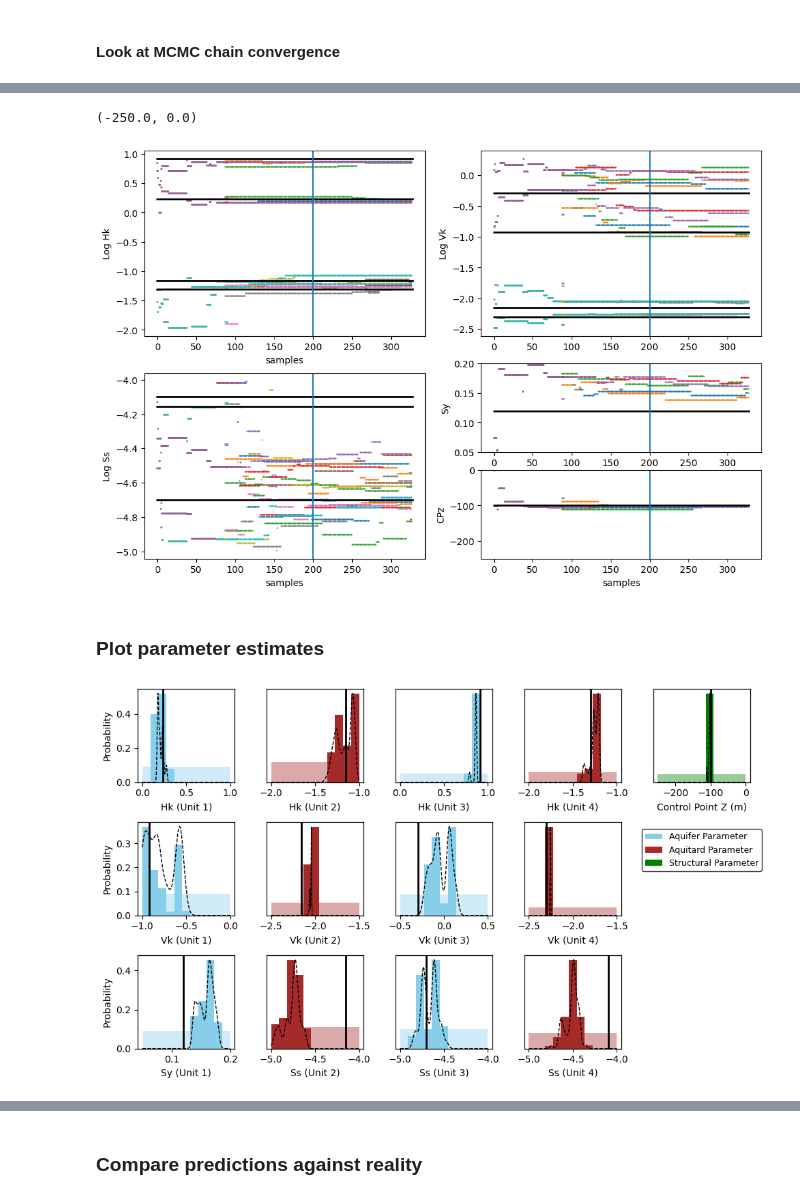
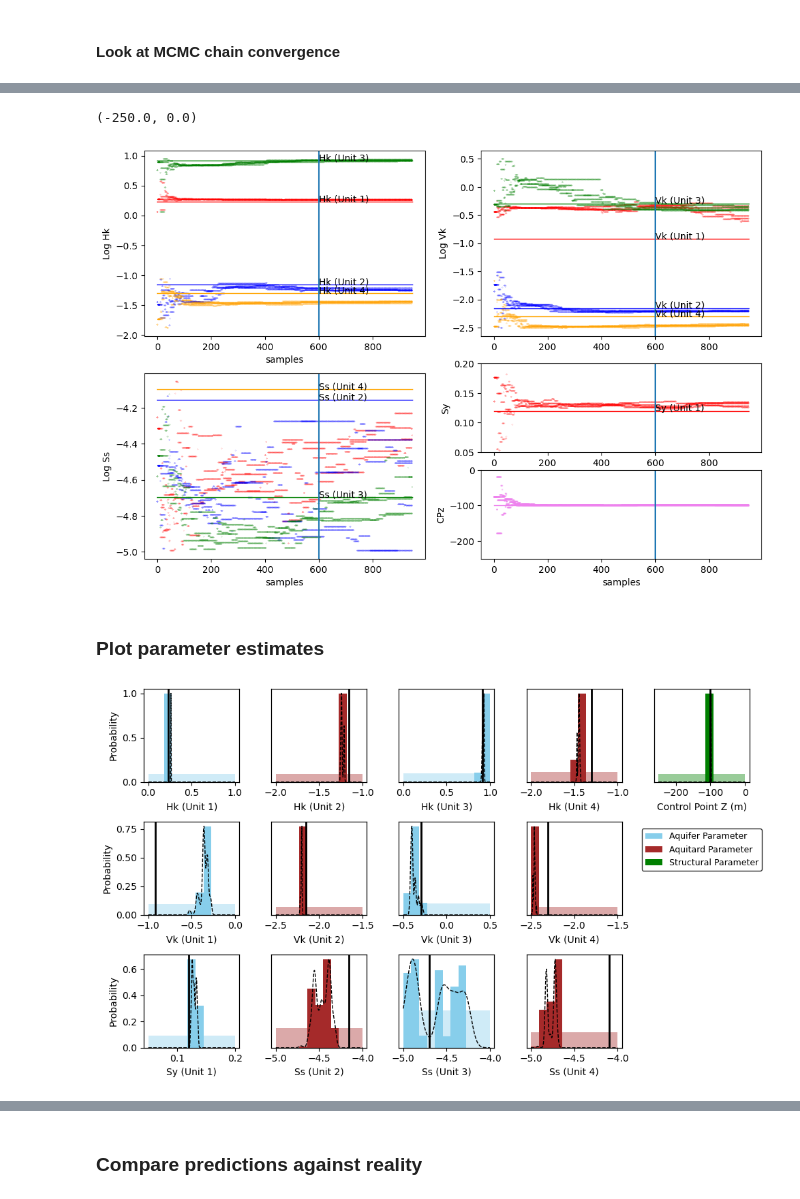
Before and after one commit to kerrybardot/loop_to_flopy, a Jupyter notebook: scripts_for_paper/inverse_MCMC_processing.ipynb, the cells around one changed output, grey strips where cells are left out. Saved outputs shown, nothing was run; the diff lists cells and outputs as text; code cells hidden in the pictures.

Commit message:
for Jim to investigate start of chains

```diff
--- a/scripts_for_paper/inverse_MCMC_processing.ipynb
+++ b/scripts_for_paper/inverse_MCMC_processing.ipynb
@@ -136,7 +128,7 @@ ref_results shape (5, 3, 42)
 # %% [markdown]
 #### Burn Samples override
 # %%
-nburn = 200 # Override original burns based on convergence graphs
+nburn = 600 # Override original burns based on convergence graphs
 nsamples = dream_pars.shape[1] - nburn
 print('number of burn per chain = ', nburn, ' TOTAL BURN = ', nchains * nburn)
 print('number of samples per chain = ', nsamples, 'TOTAL SAMPLES = ', nchains * nsamples)
@@ -146,2 +138,14 @@ number of samples per chain =  127 TOTAL SAMPLES =  635
 # %% [markdown]
 #### Look at MCMC chain convergence
+# %%
+ax = plt.subplot(111)
+for i in range(4,8):
+    for j in range(nchains):
+        plt.plot(dream_pars[j,:,i], color = colors[i-4], ms=0.2, alpha = 0.5)
+for n, i in enumerate(vk_ref):
+    plt.plot((0, nburn+nsamples),(logfunc(i), logfunc(i)), color = 'black', lw = 1)
+    ax.annotate(f'Vk (Unit {n+1})', (nburn, logfunc(i)), c='black', size = 10)
+plt.xlabel('samples')
+plt.ylabel('Log Vk')
+plt.axvline(nburn)
+plt.xlim([0,200])
@@ -147,0 +155,4 @@ number of samples per chain =  127 TOTAL SAMPLES =  635
+# %%
+for j in range(5):
+    plt.plot(dream_pars[j,:,12])
+plt.xlim([0,200])
@@ -148,67 +162,68 @@ number of samples per chain =  127 TOTAL SAMPLES =  635
 # %%
+colors = ['red', 'blue','green', 'orange']
+
+plt.style.use('default')
 fig = plt.figure(figsize=(12,8))
-
 ax = plt.subplot(2,2,1)
 for i in range(4):
     for j in range(nchains):
-        plt.plot(dream_pars[j,:,i], 'o',ms=0.6)
-for i in hk_ref:
-    plt.plot((0, nburn+nsamples),(logfunc(i), logfunc(i)), color = 'black', lw = 2)
-#plt.legend(['Chain 0', 'Chain 1', 'Chain 2', 'Chain 3', 'Chain 4'])
+        plt.plot(dream_pars[j,:,i], 'o', color = colors[i], ms=0.2, alpha = 0.5)
+for n, i in enumerate(hk_ref):
+    plt.plot((0, nburn+nsamples),(logfunc(i), logfunc(i)), color = colors[n], lw = 1)
+    ax.annotate(f'Hk (Unit {n+1})', (nburn, logfunc(i)), c='black', size = 10)
 plt.xlabel('samples')
 plt.ylabel('Log Hk')
 plt.axvline(nburn)
-#plt.title('Hk convergence')
 
 ax = plt.subplot(2,2,2)
 for i in range(4,8):
     for j in range(nchains):
-        plt.plot(dream_pars[j,:,i], 'o',ms=0.6)
-for i in vk_ref:
-    plt.plot((0, nburn+nsamples),(logfunc(i), logfunc(i)), color = 'black', lw = 2)
-#plt.legend(['Chain 0', 'Chain 1', 'Chain 2', 'Chain 3', 'Chain 4'])
+        plt.plot(dream_pars[j,:,i], 'o', color = colors[i-4], ms=0.2, alpha = 0.5)
+for n, i in enumerate(vk_ref):
+    plt.plot((0, nburn+nsamples),(logfunc(i), logfunc(i)), color = colors[n], lw = 1)
+    ax.annotate(f'Vk (Unit {n+1})', (nburn, logfunc(i)), c='black', size = 10)
 plt.xlabel('samples')
 plt.ylabel('Log Vk')
 plt.axvline(nburn)
-#plt.title('Vk convergence')
 plt.xlabel(' ')
 
 ax = plt.subplot(2,2,3)
 for i in range(8,11):
     for j in range(nchains):
-        plt.plot(dream_pars[j,:,i], 'o',ms=0.6)
-for i in ss_ref[1:]:
-    plt.plot((0, nburn+nsamples),(logfunc(i), logfunc(i)), color = 'black', lw = 2)
+        plt.plot(dream_pars[j,:,i], 'o', color = colors[i-8], ms=0.2, alpha = 0.5)
+for n, i in enumerate(ss_ref[1:]):
+    plt.plot((0, nburn+nsamples),(logfunc(i), logfunc(i)), color = colors[n+1], lw = 1)
+    ax.annotate(f'Ss (Unit {n+2})', (nburn, logfunc(i)), c='black', size = 10)
 #plt.legend(['Chain 0', 'Chain 1', 'Chain 2', 'Chain 3', 'Chain 4'])
 plt.xlabel('samples')
 plt.ylabel('Log Ss')
 plt.axvline(nburn)
 #plt.title('Ss convergence')
 
 ax = plt.subplot(4,2,6)
 for j in range(nchains):
-    plt.plot(dream_pars[j,:,11], 'o',ms=0.6)
-plt.plot((0, nburn+nsamples),(sy_ref[0], sy_ref[0]), color = 'black', lw = 2)
-#plt.legend(['Chain 0', 'Chain 1', 'Chain 2', 'Chain 3', 'Chain 4'])
+    plt.plot(dream_pars[j,:,11], 'o', color = colors[0], ms=0.2, alpha = 0.5)
+plt.plot((0, nburn+nsamples),(sy_ref[0], sy_ref[0]), color = colors[0], lw = 1)
+ax.annotate('Sy (Unit 1)', (nburn, sy_ref[0]), c='black', size = 10)
 plt.xlabel('samples')
 plt.ylabel('Sy')
 plt.axvline(nburn)
 #plt.title('Sy convergence')
 plt.ylim([0.05,0.2])
 
 ax = plt.subplot(4,2,8)
 for j in range(nchains):
-    plt.plot(dream_pars[j,:,12], 'o',ms=0.6)
-plt.plot((0, nburn+nsamples),(cp_ref, cp_ref), color = 'black', lw = 2)
+    plt.plot(dream_pars[j,:,12], 'o', color = 'violet', ms=0.6, alpha = 0.5)
+plt.plot((0, nburn+nsamples),(cp_ref, cp_ref), color = 'violet', lw = 1)
 #plt.legend(['Chain 0', 'Chain 1', 'Chain 2', 'Chain 3', 'Chain 4'])
 plt.xlabel('samples')
 plt.ylabel('CPz')
 plt.axvline(nburn)
 #plt.title('CPz convergence')
 plt.ylim([-250, 0])
 # %% [output]
 (-250.0, 0.0)
-[figure, old version]
+[figure, new version]
 # %% [markdown]
 ### Plot parameter estimates
 # %%
@@ -226,6 +241,7 @@ for n in range(npars):
 # %%
 bins = 11
 
+plt.style.use('default')
 from matplotlib.ticker import AutoMinorLocator
 fig, ax = plt.subplots(3,5, figsize = (10,6))
 
@@ -354,7 +370,7 @@ ax.set_axis_off()
 plt.tight_layout()
 fig.savefig('../figures/fig9', dpi=450)
 # %% [output]
-[figure, old version]
+[figure, new version]
 # %%
 import math
 print('\nCP mean ', np.average(data[12]))
```
Also changed, not shown: parts of 18 cells of this notebook, 2 other files.
